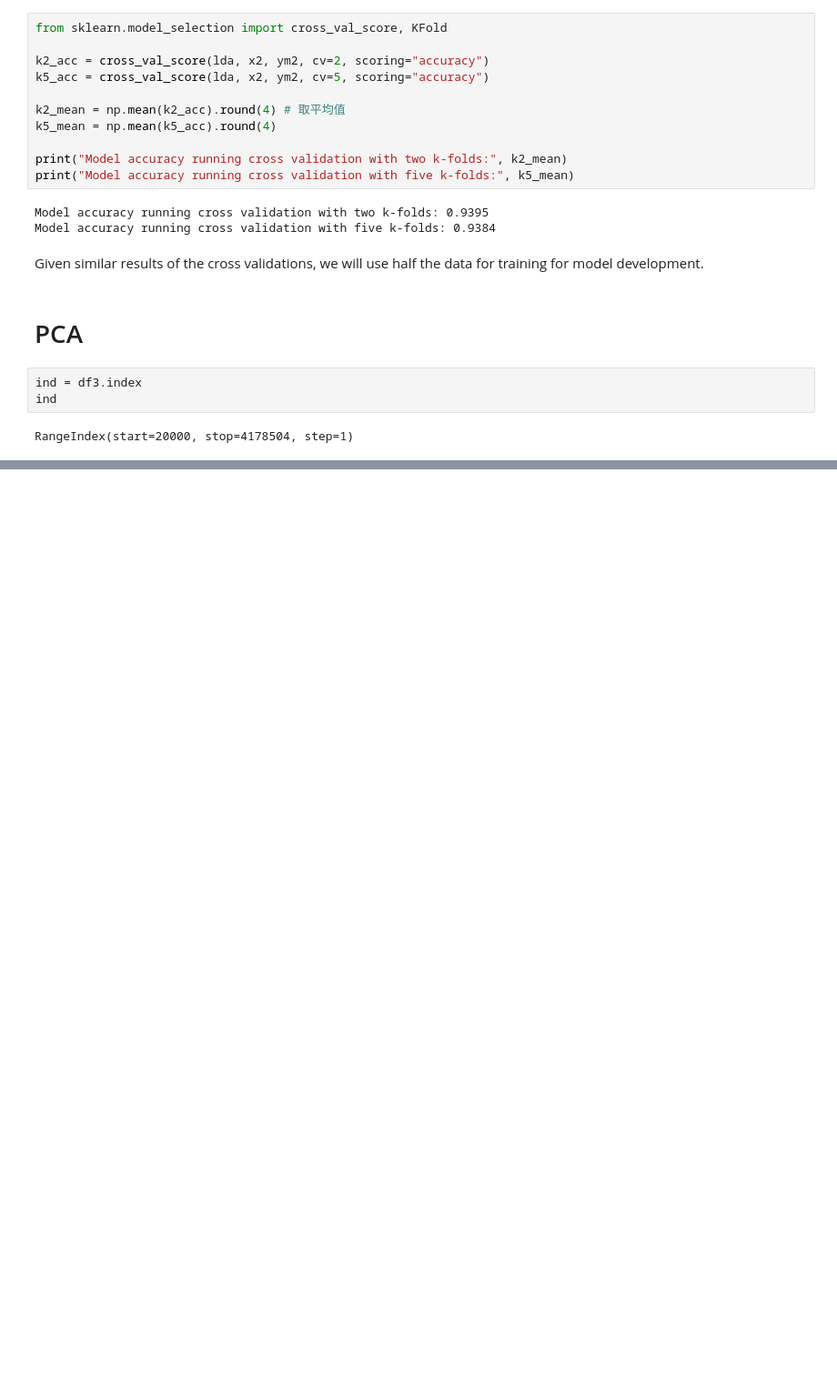
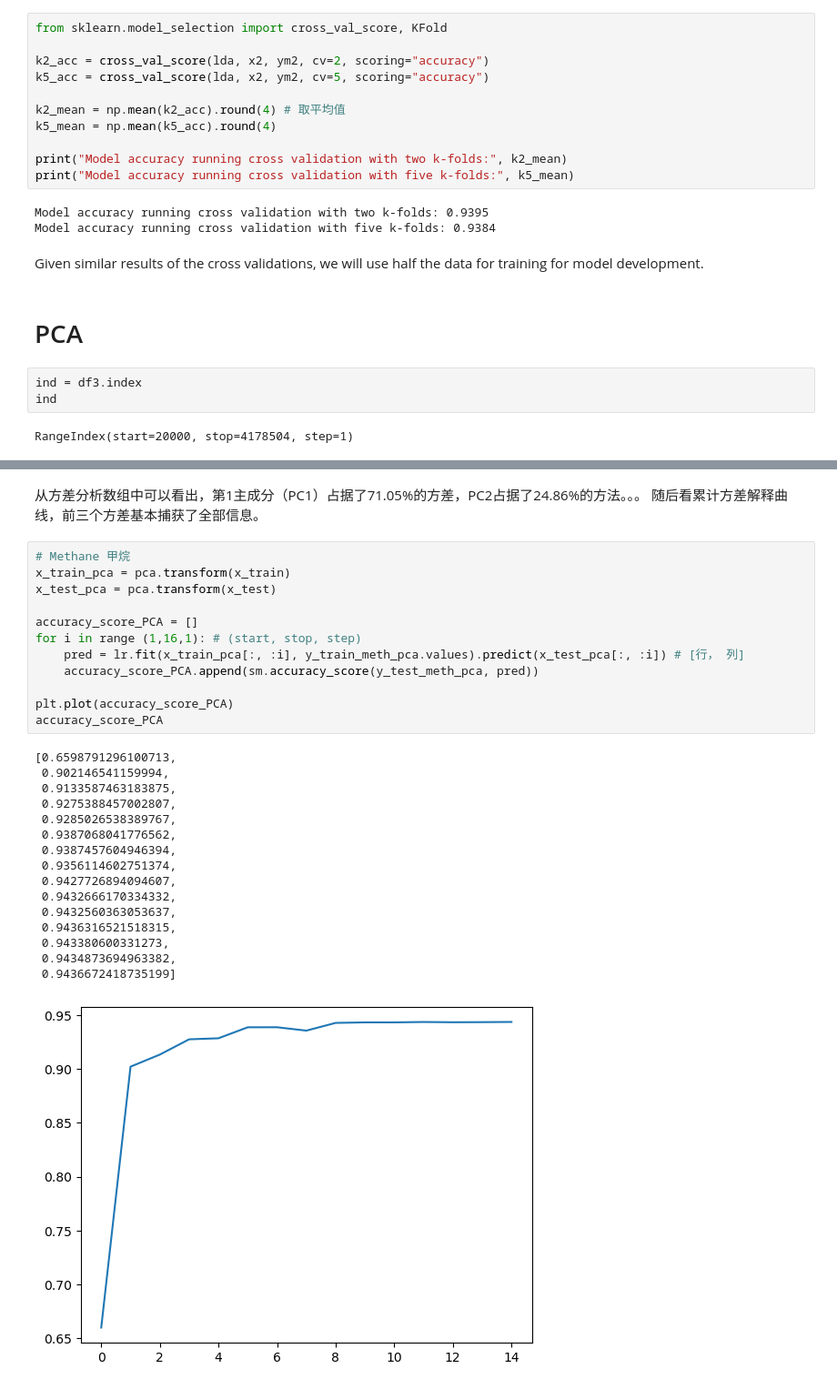
Before and after one commit to LGL-Incresense/GasSensorArray, a Jupyter notebook: Gas-sensor-array-under-dynamic-gas-mixtures/GAS_ML.ipynb, the cells around one changed output, grey strips where cells are left out. Shown at 91% size. Cells and saved outputs as stored; diff of their text form; blank space fills up the shorter version.

```diff
--- a/Gas-sensor-array-under-dynamic-gas-mixtures/GAS_ML.ipynb
+++ b/Gas-sensor-array-under-dynamic-gas-mixtures/GAS_ML.ipynb
@@ -577 +582,33 @@ plt.show()
 [figure]
+# %% [markdown]
+从方差分析数组中可以看出，第1主成分（PC1）占据了71.05%的方差，PC2占据了24.86%的方法。。。
+随后看累计方差解释曲线，前三个方差基本捕获了全部信息。
+# %%
+# Methane 甲烷
+x_train_pca = pca.transform(x_train)
+x_test_pca = pca.transform(x_test)
+
+accuracy_score_PCA = []
+for i in range (1,16,1): # (start, stop, step)
+    pred = lr.fit(x_train_pca[:, :i], y_train_meth_pca.values).predict(x_test_pca[:, :i]) # [行， 列]
+    accuracy_score_PCA.append(sm.accuracy_score(y_test_meth_pca, pred))
+
+plt.plot(accuracy_score_PCA)
+accuracy_score_PCA
+# %% [output]
+[0.6598791296100713,
+ 0.902146541159994,
+ 0.9133587463183875,
+ 0.9275388457002807,
+ 0.9285026538389767,
+ 0.9387068041776562,
+ 0.9387457604946394,
+ 0.9356114602751374,
+ 0.9427726894094607,
+ 0.9432666170334332,
+ 0.9432560363053637,
+ 0.9436316521518315,
+ 0.943380600331273,
+ 0.9434873694963382,
+ 0.9436672418735199]
+[figure, added]
```
Also changed, not shown: parts of 5 cells of this notebook.
